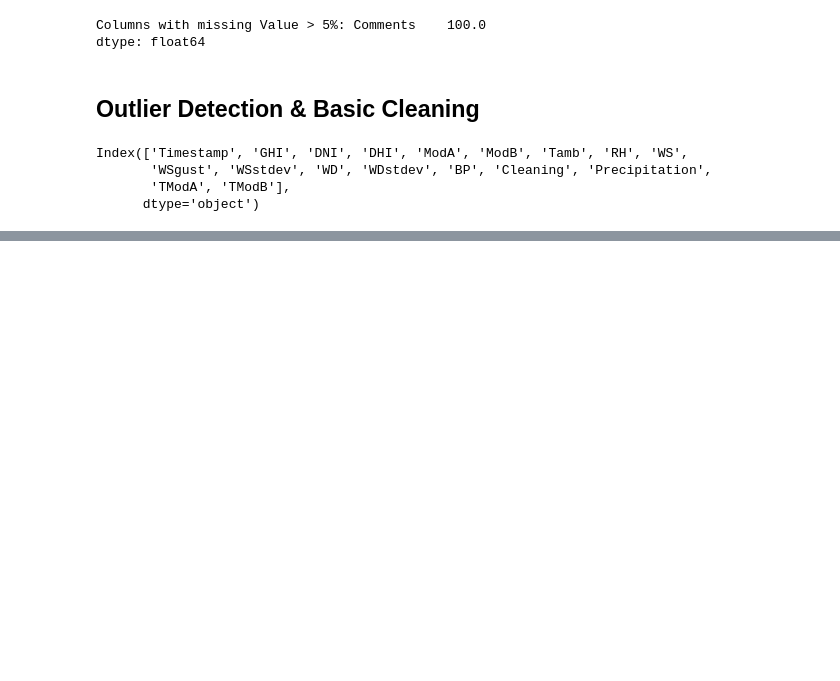
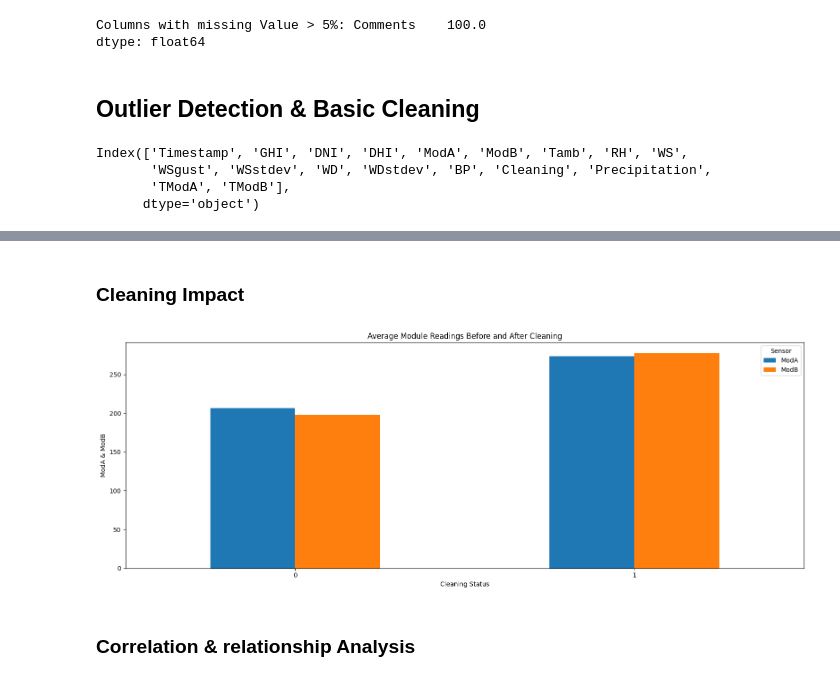
Before and after one commit to Aryam-21/solar-challenge-week0, a Jupyter notebook: notebooks/sierraleone_eda.ipynb, the cells around one changed output, grey strips where cells are left out. Saved outputs shown, nothing was run; the diff lists cells and outputs as text; code cells hidden in the pictures; blank space fills up the shorter version.

```diff
--- a/notebooks/sierraleone_eda.ipynb
+++ b/notebooks/sierraleone_eda.ipynb
@@ -73,0 +174,16 @@ outlier_flag = np.abs()
+# %% [markdown]
+### Cleaning Impact
+# %%
+cleaninf_flag = clean_data.groupby(['Cleaning'])[['ModA', 'ModB']].mean()
+cleaninf_flag.plot(kind='bar', figsize=(16, 6))
+plt.title("Average Module Readings Before and After Cleaning")
+plt.xlabel("Cleaning Status")
+plt.ylabel("ModA & ModB")
+plt.legend(title="Sensor")
+plt.xticks(rotation=0)
+plt.tight_layout()
+plt.show()
+# %% [output]
+[figure, added]
+# %% [markdown]
+### Correlation & relationship Analysis
```
Also changed, not shown: parts of 24 cells of this notebook.
